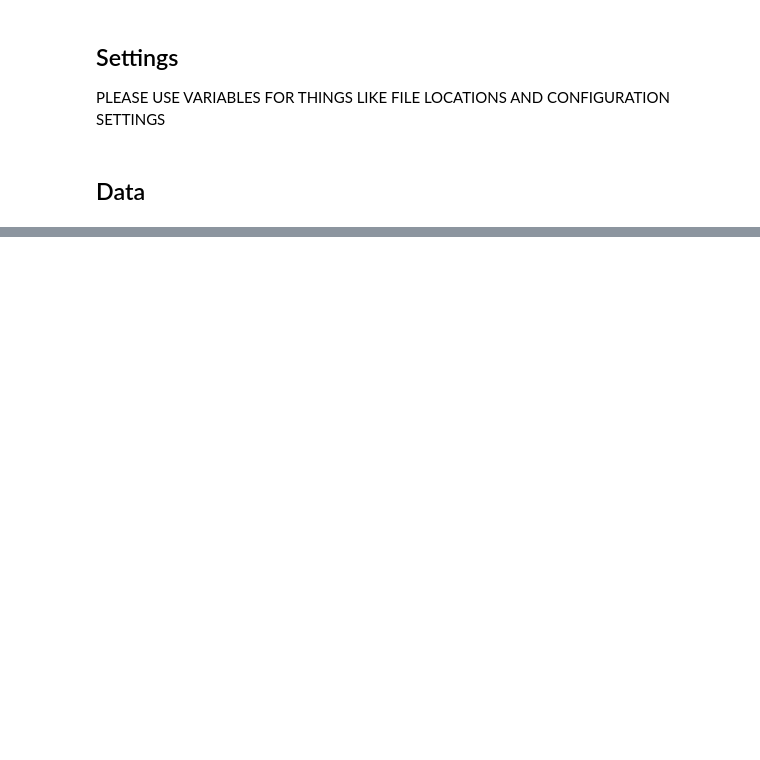
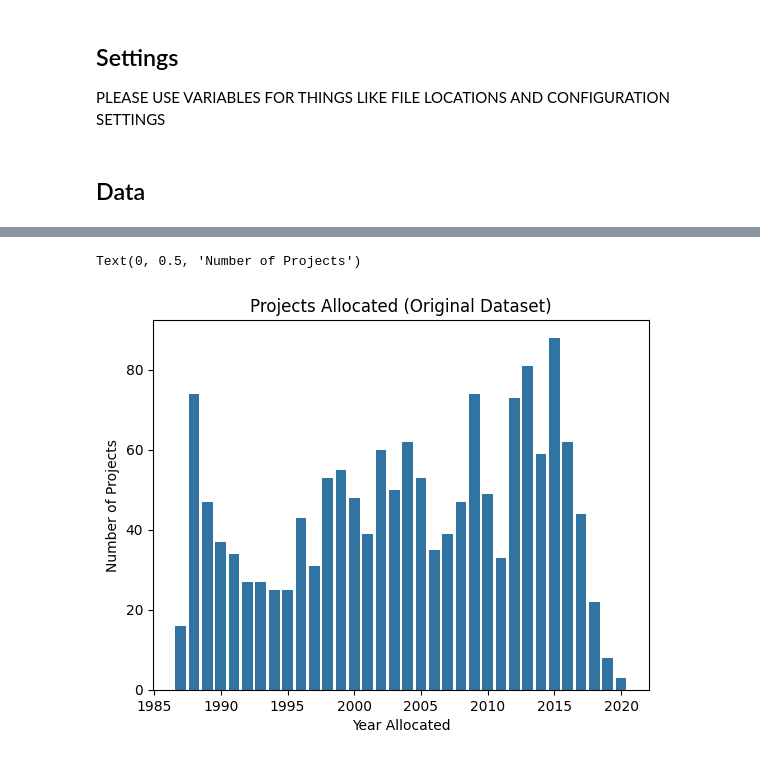
Before and after one commit to datakind/affordable-housing-tooling, a Jupyter notebook: workstream2/LIHTC_Expiration_Prediction.ipynb, the cells around one changed output, grey strips where cells are left out. Drawn from its saved outputs; the diff is of its cells as text; code cells hidden in the pictures; blank space fills up the shorter version.

Commit message:
Progress on analysis of LIHTC expired projects

```diff
--- a/workstream2/LIHTC_Expiration_Prediction.ipynb
+++ b/workstream2/LIHTC_Expiration_Prediction.ipynb
@@ -85,0 +70,6 @@ df2.head()
+# %%
+df_original = pd.read_csv(LIHTCPUB_DATA_PATH)
+# Subset to Florida-based projects
+df_original_fl = df_original[df_original['proj_st'] == 'FL'].copy()
+# Type casts
+df_original_fl['yr_alloc'] = df_original_fl['yr_alloc'].astype('int')
@@ -85,0 +186,4 @@ df2.head()
+# %%
+df_original_fl['expired'] = df_original_fl['nonprog'].replace({np.NaN: 0, 1: 1})
+print("Expired project counts for original dataset")
+df_original_fl['expired'].value_counts()
@@ -85,0 +214,12 @@ df2.head()
+# %%
+invalid_date_values = [9999, 8888]
+invalid_date_filter = ~df_original_fl['yr_alloc'].isin(invalid_date_values)
+df_original_fl_yr_alloc = df_original_fl['yr_alloc'][invalid_date_filter].value_counts().sort_index()
+# %%
+fig = sns.barplot(df_original_fl_yr_alloc, native_scale=True)
+fig.set_title('Projects Allocated (Original Dataset)')
+fig.set_xlabel("Year Allocated")
+fig.set_ylabel("Number of Projects")
+# %% [output]
+Text(0, 0.5, 'Number of Projects')
+[figure, added]
```
Also changed, not shown: parts of 47 cells of this notebook, 1 other file.
